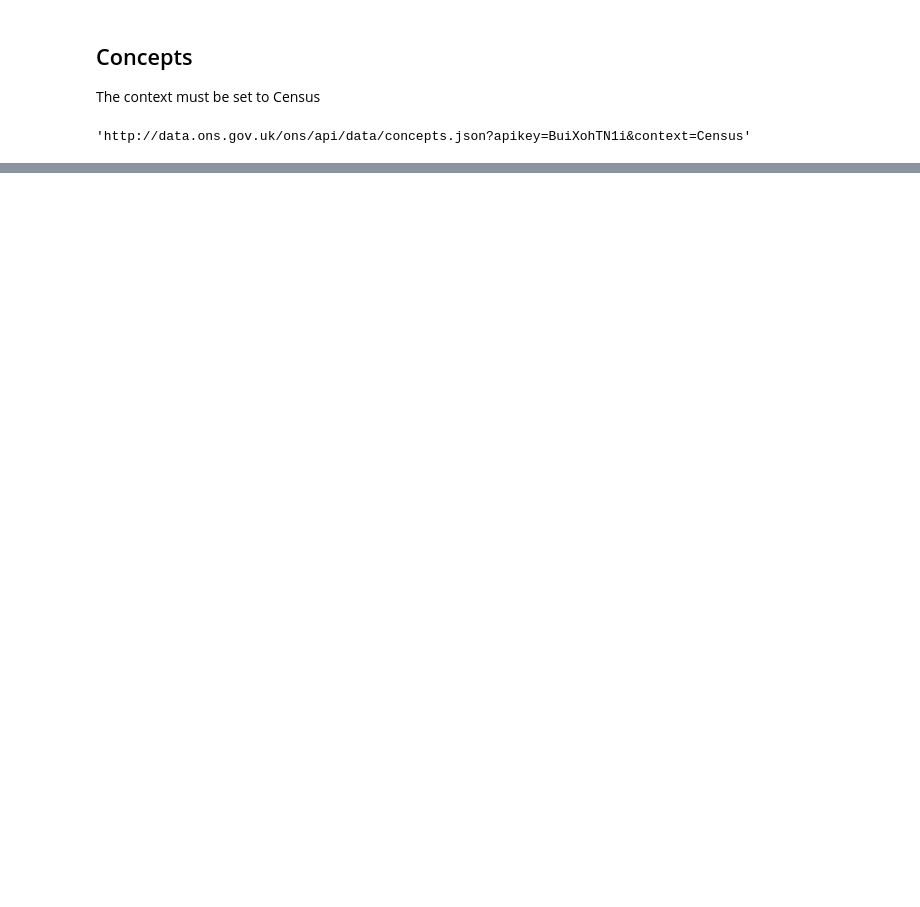
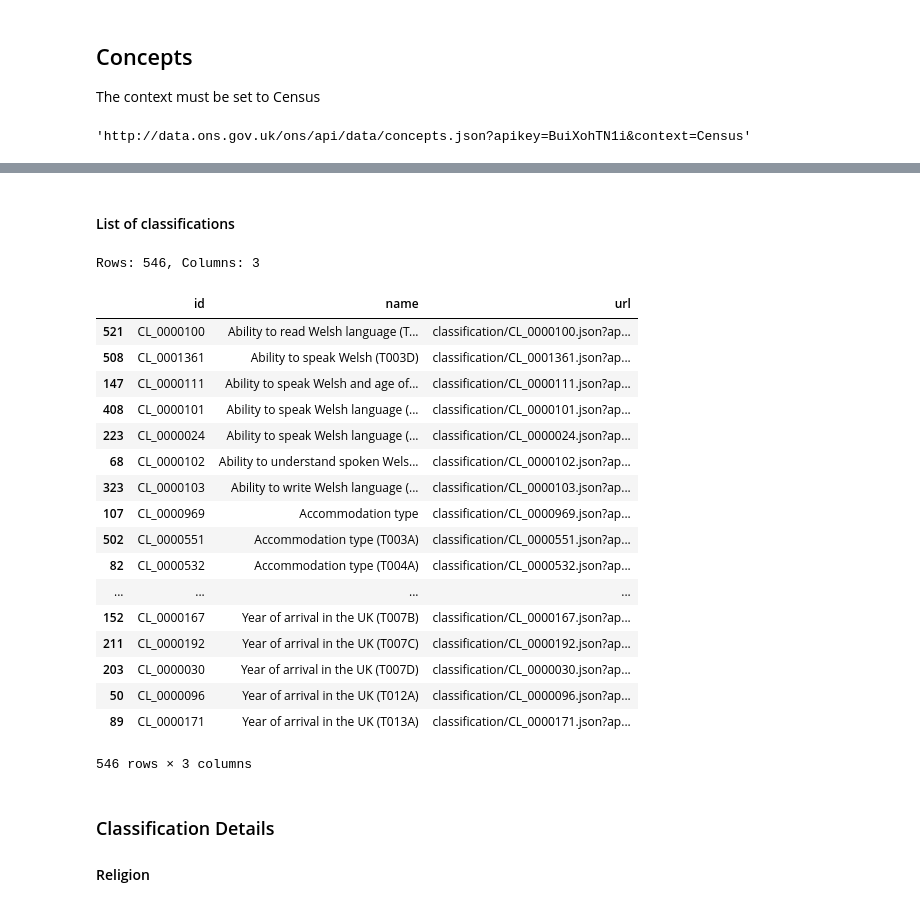
Before and after one commit to simonproffitt/health_data_analysis, a Jupyter notebook: notebooks/ONS explorer.ipynb, the cells around one changed output, grey strips where cells are left out. Cells and saved outputs as stored; diff of their text form; code cells hidden in the pictures; blank space fills up the shorter version.

```diff
--- a/notebooks/ONS explorer.ipynb
+++ b/notebooks/ONS explorer.ipynb
@@ -69,0 +89,41 @@ conceptsdf
+# %%
+r = requests.get(url)
+if(r.status_code != 200):
+    print('Error returned for {}: {}'.format(r.url, r.status_code))
+    print(r.text)
+else:
+    raw = json.loads(r.text)
+    classifications = [classification for classification in raw['ons']['classificationList']['classification']]
+    temp = {'name':[], 'id':[], 'url':[]}
+    temp['id'] = [classification['id'] for classification in classifications]
+    temp['name'] = [[name['$'] for name in classification['names']['name'] if name['@xml.lang'] == 'en'][0] for classification in classifications]
+    temp['url'] = [[url['href'] for url in classification['urls']['url'] if url['@representation'] == 'json'][0] for classification in classifications]
+    classificationsdf = pd.DataFrame(temp)
+# %% [markdown]
+#### List of classifications
+# %%
+prettyDfSize(classificationsdf)
+classificationsdf.sort_values(['name'])
+# %% [output]
+Rows: 546, Columns: 3
+|  | id | name | url |
+| 521 | CL_0000100 | Ability to read Welsh language (T... | classification/CL_0000100.json?ap... |
+| 508 | CL_0001361 | Ability to speak Welsh (T003D) | classification/CL_0001361.json?ap... |
+| 147 | CL_0000111 | Ability to speak Welsh and age of... | classification/CL_0000111.json?ap... |
+| 408 | CL_0000101 | Ability to speak Welsh language (... | classification/CL_0000101.json?ap... |
+| 223 | CL_0000024 | Ability to speak Welsh language (... | classification/CL_0000024.json?ap... |
+| 68 | CL_0000102 | Ability to understand spoken Wels... | classification/CL_0000102.json?ap... |
+| 323 | CL_0000103 | Ability to write Welsh language (... | classification/CL_0000103.json?ap... |
+| 107 | CL_0000969 | Accommodation type | classification/CL_0000969.json?ap... |
+| 502 | CL_0000551 | Accommodation type (T003A) | classification/CL_0000551.json?ap... |
+| 82 | CL_0000532 | Accommodation type (T004A) | classification/CL_0000532.json?ap... |
+| ... | ... | ... | ... |
+| 152 | CL_0000167 | Year of arrival in the UK (T007B) | classification/CL_0000167.json?ap... |
+| 211 | CL_0000192 | Year of arrival in the UK (T007C) | classification/CL_0000192.json?ap... |
+| 203 | CL_0000030 | Year of arrival in the UK (T007D) | classification/CL_0000030.json?ap... |
+| 50 | CL_0000096 | Year of arrival in the UK (T012A) | classification/CL_0000096.json?ap... |
+| 89 | CL_0000171 | Year of arrival in the UK (T013A) | classification/CL_0000171.json?ap... |
+546 rows × 3 columns
+# %% [markdown]
+### Classification Details
+#### Religion
```
Also changed, not shown: parts of 13 cells of this notebook.
